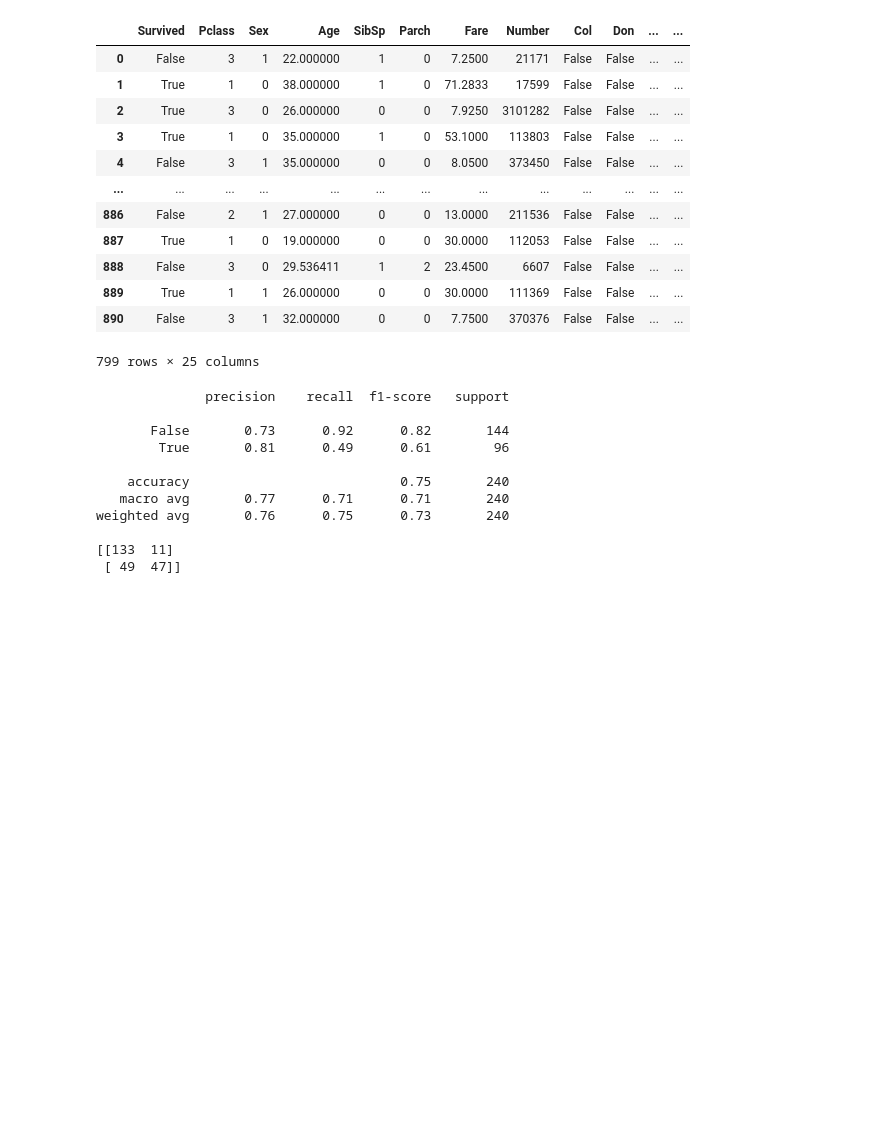
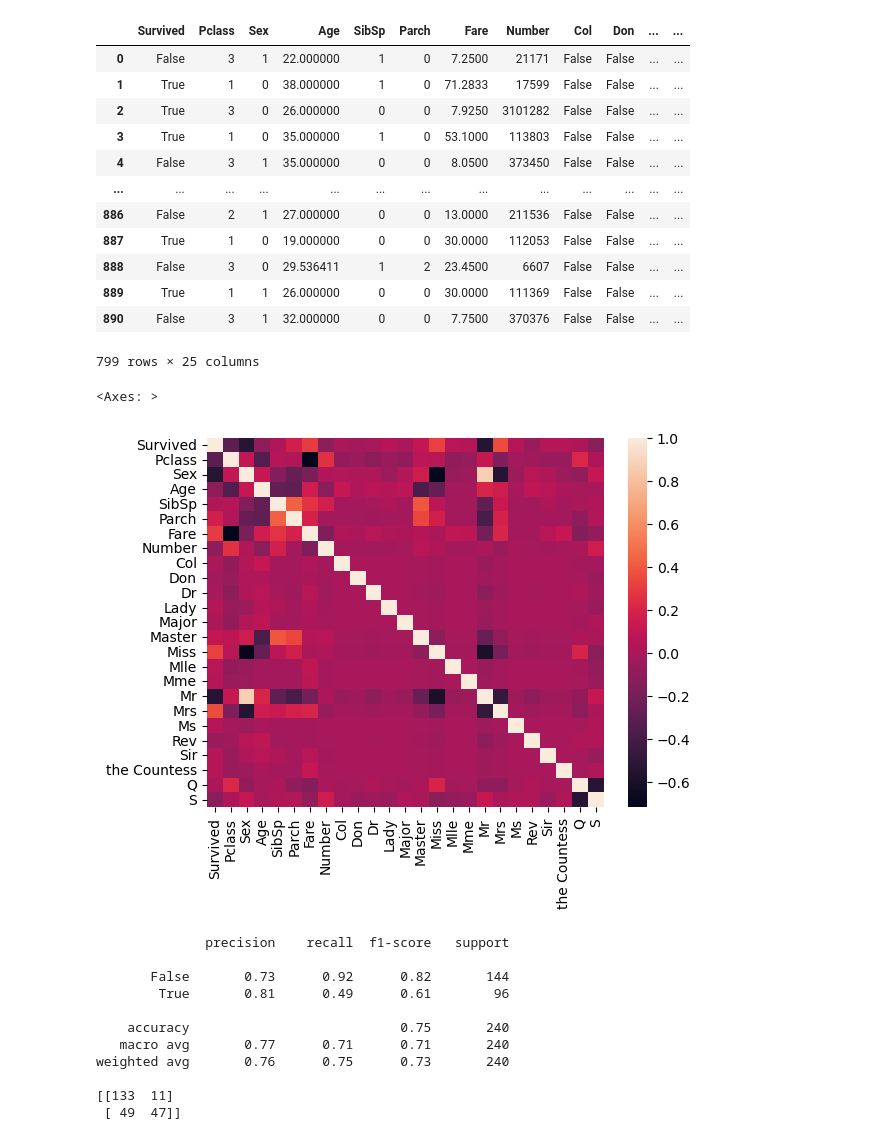
Before and after one commit to sydneycally-inclane-2812/titanic-survival-analysis, a Jupyter notebook: titanicSurvivalAnalysis.ipynb, the cells around one changed output. Drawn from its saved outputs; the diff is of its cells as text; code cells hidden in the pictures; blank space fills up the shorter version.

```diff
--- a/titanicSurvivalAnalysis.ipynb
+++ b/titanicSurvivalAnalysis.ipynb
@@ -638,6 +646,11 @@ data_total1_df6
 | 889 | True | 1 | 1 | 26.000000 | 0 | 0 | 30.0000 | 111369 | False | False | ... | ... |
 | 890 | False | 3 | 1 | 32.000000 | 0 | 0 | 7.7500 | 370376 | False | False | ... | ... |
 799 rows × 25 columns
+# %%
+sns.heatmap(data_total1_df6.corr(), annot=False)
+# %% [output]
+<Axes: >
+[figure, added]
 # %%
 # Start building models
 data_for_prediction = np.array([   2, 1, 18, 1, 2, 15, 102041, 0,
```
Also changed, not shown: parts of 26 cells of this notebook.
